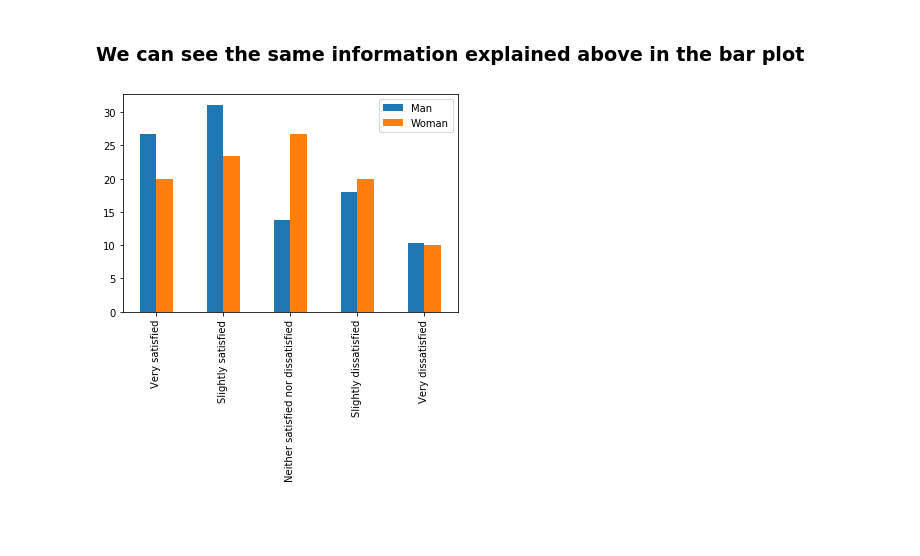
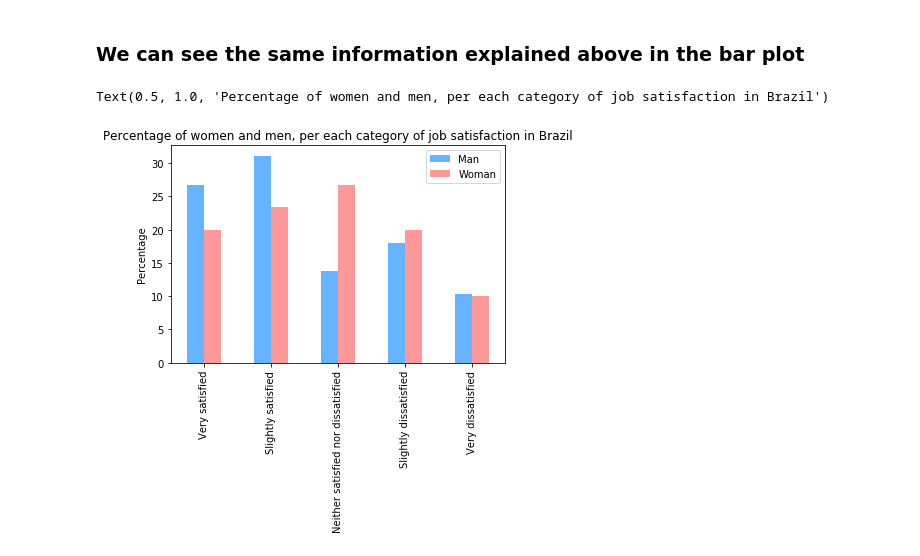
Before and after one commit to lepirescomp/project_1_udacity, a Jupyter notebook: trend_of_numbers.ipynb, the cells around one changed output. Saved outputs shown, nothing was run; the diff lists cells and outputs as text; code cells hidden in the pictures; blank space fills up the shorter version.

```diff
--- a/trend_of_numbers.ipynb
+++ b/trend_of_numbers.ipynb
@@ -155,6 +168,9 @@ plt.gcf().text(0.95,0.01,"out of 2020 Stack Oveflow Survey", ha="right");
 # %% [markdown]
 ### We can see the same information explained above in the bar plot
 # %%
-pd.DataFrame(job_sat_dict)[['Very satisfied', 'Slightly satisfied', 'Neither satisfied nor dissatisfied','Slightly dissatisfied' ,  'Very dissatisfied']].T.plot.bar();
+pd.DataFrame(job_sat_dict)[['Very satisfied', 'Slightly satisfied', 'Neither satisfied nor dissatisfied','Slightly dissatisfied' ,  'Very dissatisfied']].T.plot.bar(colors=['#66b3ff', '#ff9999']);
+plt.ylabel("Percentage");
+plt.title("Percentage of women and men, per each category of job satisfaction in Brazil")
 # %% [output]
+Text(0.5, 1.0, 'Percentage of women and men, per each category of job satisfaction in Brazil')
-[figure, old version]
+[figure, new version]
```
Also changed, not shown: parts of 9 cells of this notebook.
